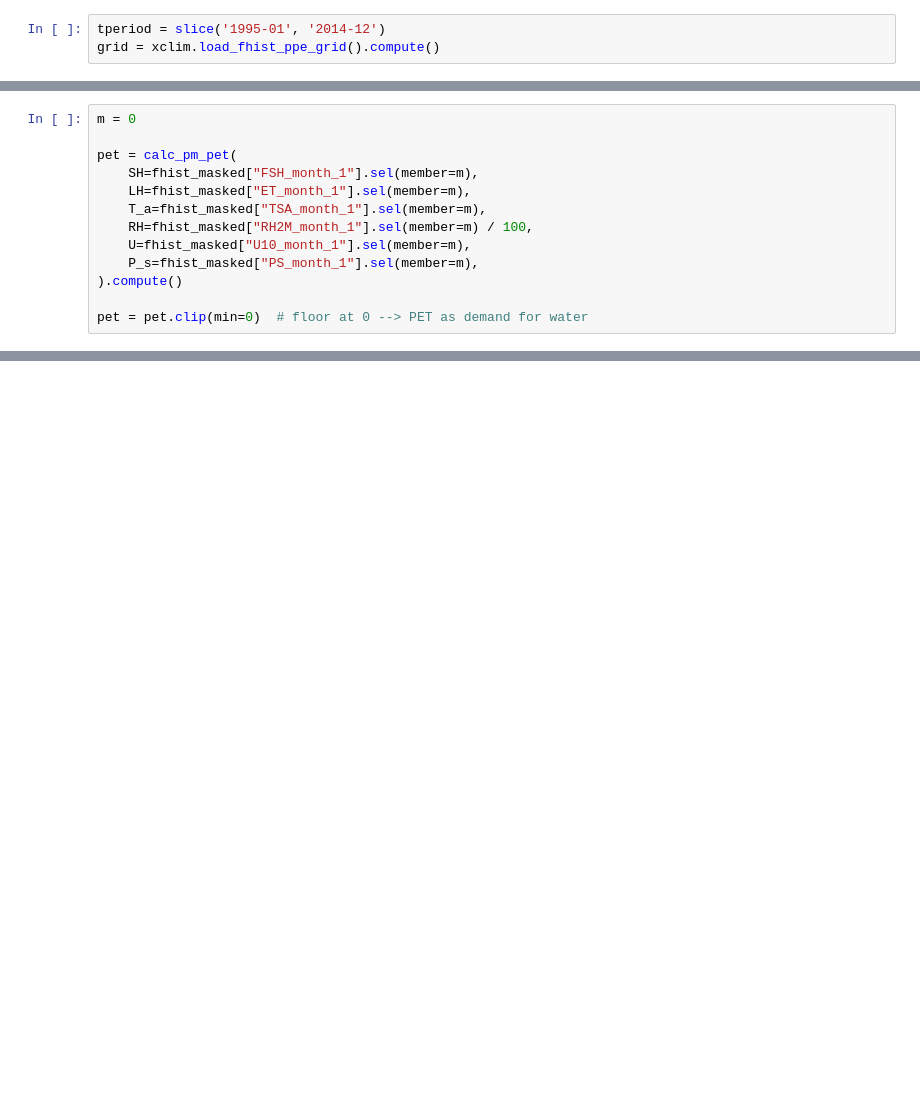
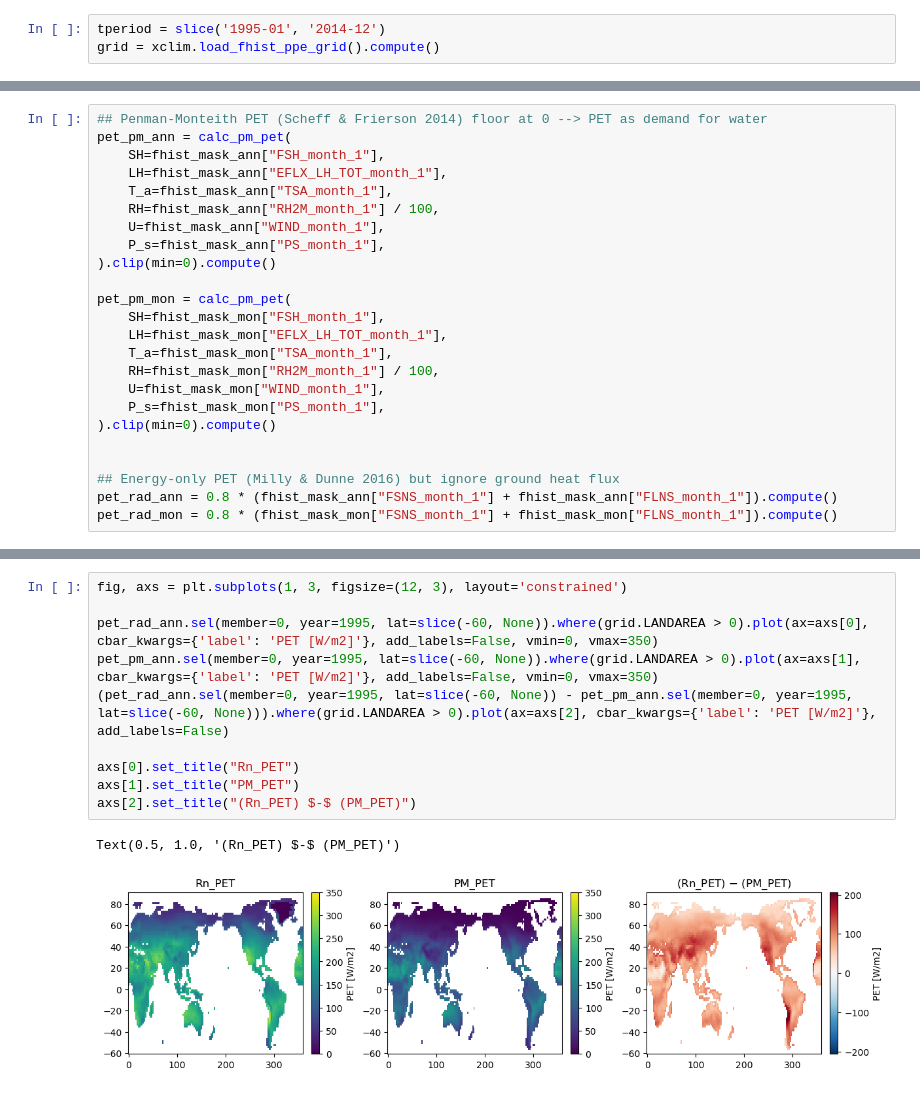
Before and after one commit to bbuchovecky/et_controls, a Jupyter notebook: pet-calc.ipynb, the cells around one changed output, grey strips where cells are left out. Saved outputs shown, nothing was run; the diff lists cells and outputs as text; blank space fills up the shorter version.

```diff
--- a/pet-calc.ipynb
+++ b/pet-calc.ipynb
@@ -146,13 +275,24 @@ for name, da in fhist.items():
 # %%
-m = 0
+## Penman-Monteith PET (Scheff & Frierson 2014) floor at 0 --> PET as demand for water
+pet_pm_ann = calc_pm_pet(
+    SH=fhist_mask_ann["FSH_month_1"],
+    LH=fhist_mask_ann["EFLX_LH_TOT_month_1"],
+    T_a=fhist_mask_ann["TSA_month_1"],
+    RH=fhist_mask_ann["RH2M_month_1"] / 100,
+    U=fhist_mask_ann["WIND_month_1"],
+    P_s=fhist_mask_ann["PS_month_1"],
+).clip(min=0).compute()
 
-pet = calc_pm_pet(
-    SH=fhist_masked["FSH_month_1"].sel(member=m),
-    LH=fhist_masked["ET_month_1"].sel(member=m),
-    T_a=fhist_masked["TSA_month_1"].sel(member=m),
-    RH=fhist_masked["RH2M_month_1"].sel(member=m) / 100,
-    U=fhist_masked["U10_month_1"].sel(member=m),
-    P_s=fhist_masked["PS_month_1"].sel(member=m),
-).compute()
+pet_pm_mon = calc_pm_pet(
+    SH=fhist_mask_mon["FSH_month_1"],
+    LH=fhist_mask_mon["EFLX_LH_TOT_month_1"],
+    T_a=fhist_mask_mon["TSA_month_1"],
+    RH=fhist_mask_mon["RH2M_month_1"] / 100,
+    U=fhist_mask_mon["WIND_month_1"],
+    P_s=fhist_mask_mon["PS_month_1"],
+).clip(min=0).compute()
 
-pet = pet.clip(min=0)  # floor at 0 --> PET as demand for water
+
+## Energy-only PET (Milly & Dunne 2016) but ignore ground heat flux
+pet_rad_ann = 0.8 * (fhist_mask_ann["FSNS_month_1"] + fhist_mask_ann["FLNS_month_1"]).compute()
+pet_rad_mon = 0.8 * (fhist_mask_mon["FSNS_month_1"] + fhist_mask_mon["FLNS_month_1"]).compute()
@@ -179 +309,14 @@ Attributes:
+# %%
+fig, axs = plt.subplots(1, 3, figsize=(12, 3), layout='constrained')
+
+pet_rad_ann.sel(member=0, year=1995, lat=slice(-60, None)).where(grid.LANDAREA > 0).plot(ax=axs[0], cbar_kwargs={'label': 'PET [W/m2]'}, add_labels=False, vmin=0, vmax=350)
+pet_pm_ann.sel(member=0, year=1995, lat=slice(-60, None)).where(grid.LANDAREA > 0).plot(ax=axs[1], cbar_kwargs={'label': 'PET [W/m2]'}, add_labels=False, vmin=0, vmax=350)
+(pet_rad_ann.sel(member=0, year=1995, lat=slice(-60, None)) - pet_pm_ann.sel(member=0, year=1995, lat=slice(-60, None))).where(grid.LANDAREA > 0).plot(ax=axs[2], cbar_kwargs={'label': 'PET [W/m2]'}, add_labels=False)
+
+axs[0].set_title("Rn_PET")
+axs[1].set_title("PM_PET")
+axs[2].set_title("(Rn_PET) $-$ (PM_PET)")
+# %% [output]
+Text(0.5, 1.0, '(Rn_PET) $-$ (PM_PET)')
+[figure, added]
 # %%
```
Also changed, not shown: parts of 25 cells of this notebook, 49 other files.
